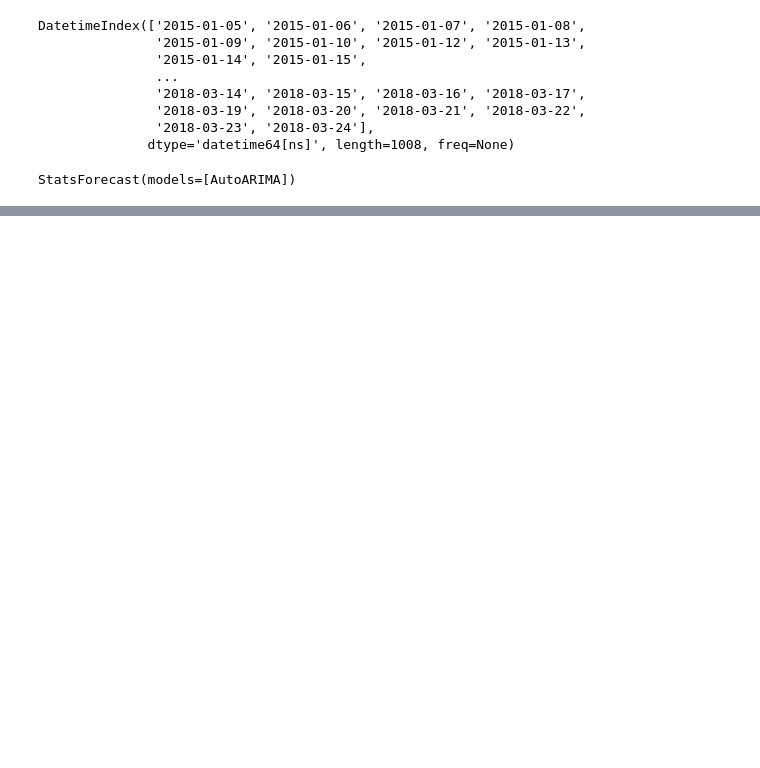
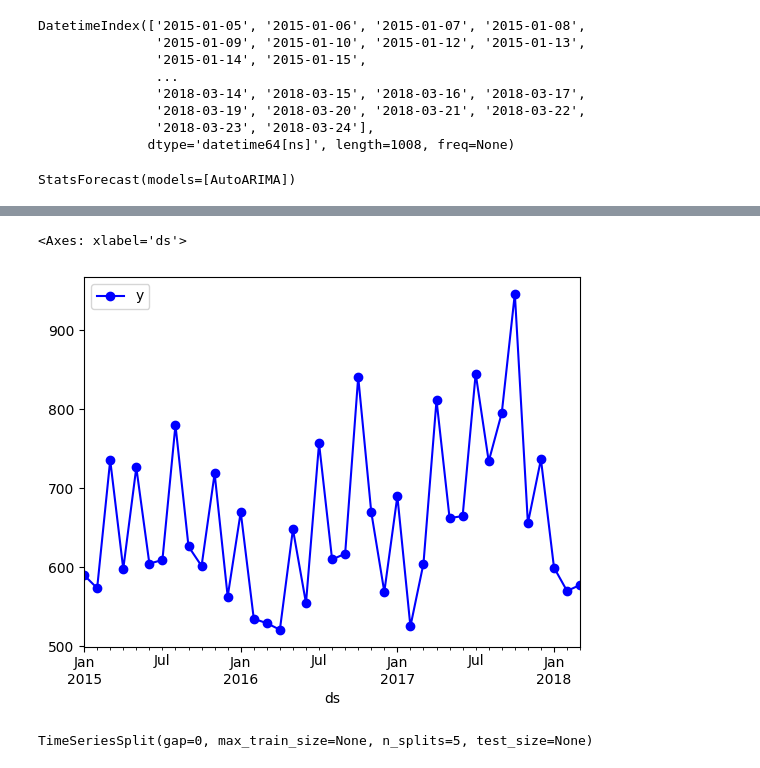
Before and after one commit to ahenao/curso_uoc, a Jupyter notebook: laboratorios/lab_prov/regresion/mini_proyecto.ipynb, the cells around one changed output, grey strips where cells are left out. Cells and saved outputs as stored; diff of their text form; code cells hidden in the pictures; blank space fills up the shorter version.

```diff
--- a/laboratorios/lab_prov/regresion/mini_proyecto.ipynb
+++ b/laboratorios/lab_prov/regresion/mini_proyecto.ipynb
@@ -389,0 +578,14 @@ StatsForecast(models=[AutoARIMA])
+# %%
+import matplotlib.pyplot as plt
+df_meses.plot(x='ds', y='y', marker='o', linestyle='-', color='b')
+# %% [output]
+<Axes: xlabel='ds'>
+[figure, added]
+# %%
+import sklearn
+from sklearn.model_selection import TimeSeriesSplit
+
+tscv = TimeSeriesSplit()
+print(tscv)
+# %% [output]
+TimeSeriesSplit(gap=0, max_train_size=None, n_splits=5, test_size=None)
```
Also changed, not shown: parts of 12 cells of this notebook.
